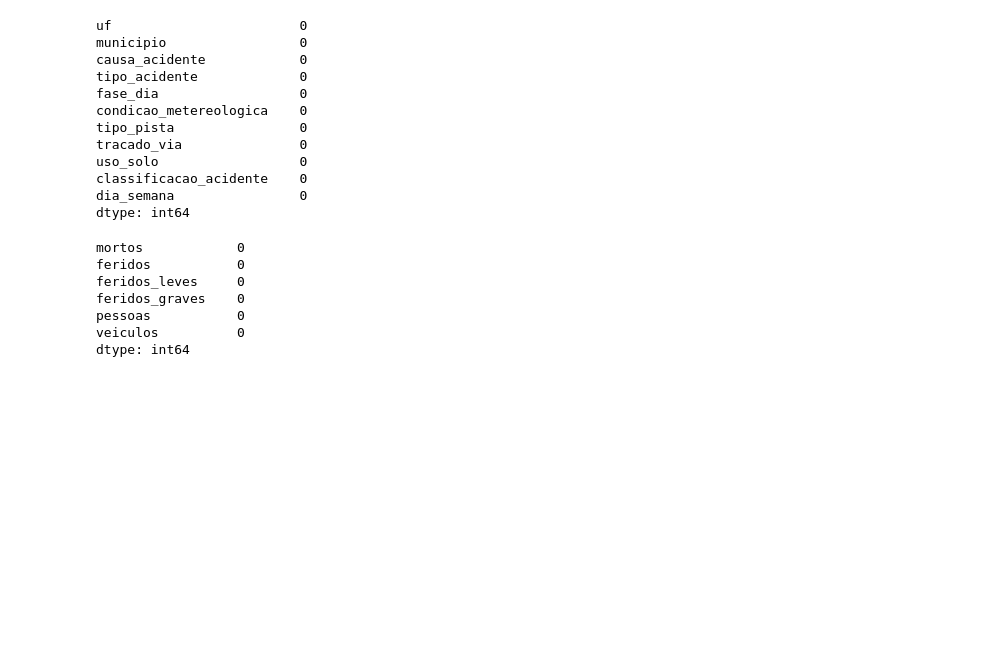
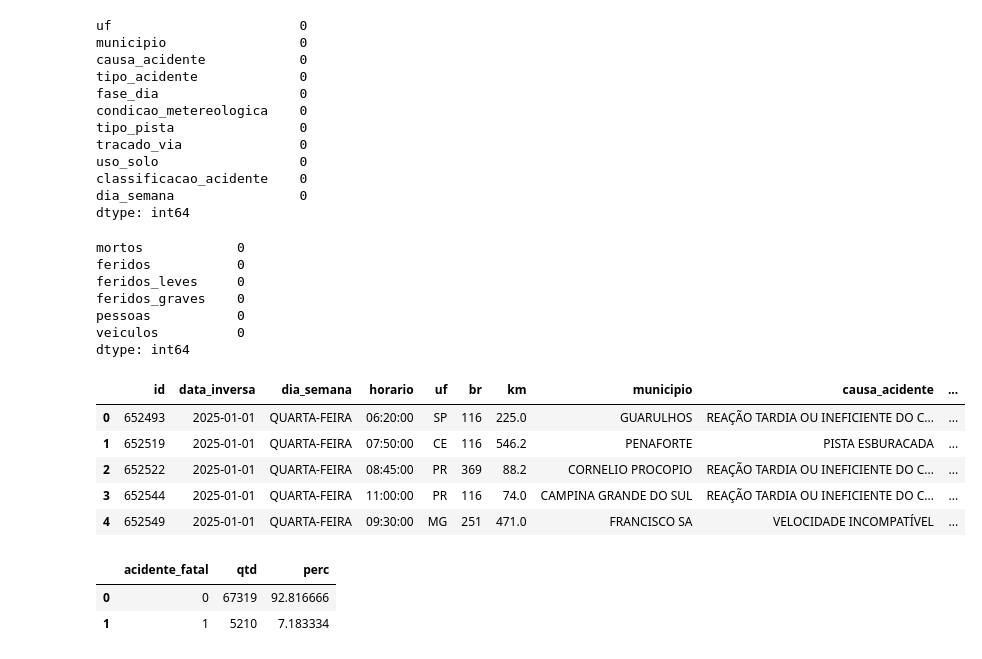
Before and after one commit to dansoaresfarias/FAP-2026-AnaliseDados, a Jupyter notebook: Projeto_PRF/notebooks/modulo04.ipynb, the cells around one changed output. Drawn from its saved outputs; the diff is of its cells as text; code cells hidden in the pictures; blank space fills up the shorter version.

```diff
--- a/Projeto_PRF/notebooks/modulo04.ipynb
+++ b/Projeto_PRF/notebooks/modulo04.ipynb
@@ -416,3 +416,29 @@ feridos_graves    0
 pessoas           0
 veiculos          0
 dtype: int64
+# %%
+df.head(5)
+# %% [output]
+|  | id | data_inversa | dia_semana | horario | uf | br | km | municipio | causa_acidente | ... |
+| 0 | 652493 | 2025-01-01 | QUARTA-FEIRA | 06:20:00 | SP | 116 | 225.0 | GUARULHOS | REAÇÃO TARDIA OU INEFICIENTE DO C... | ... |
+| 1 | 652519 | 2025-01-01 | QUARTA-FEIRA | 07:50:00 | CE | 116 | 546.2 | PENAFORTE | PISTA ESBURACADA | ... |
+| 2 | 652522 | 2025-01-01 | QUARTA-FEIRA | 08:45:00 | PR | 369 | 88.2 | CORNELIO PROCOPIO | REAÇÃO TARDIA OU INEFICIENTE DO C... | ... |
+| 3 | 652544 | 2025-01-01 | QUARTA-FEIRA | 11:00:00 | PR | 116 | 74.0 | CAMPINA GRANDE DO SUL | REAÇÃO TARDIA OU INEFICIENTE DO C... | ... |
+| 4 | 652549 | 2025-01-01 | QUARTA-FEIRA | 09:30:00 | MG | 251 | 471.0 | FRANCISCO SA | VELOCIDADE INCOMPATÍVEL | ... |
+# %%
+df["acidente_fatal"] = np.where(
+    df["mortos"] >= 1, 1, 0)
+
+validacao_alvo = (
+  df["acidente_fatal"]
+  .value_counts(dropna=False)
+  .rename_axis("acidente_fatal")
+  .reset_index(name="qtd"))
+validacao_alvo["perc"] = (
+  validacao_alvo["qtd"] /
+  validacao_alvo["qtd"].sum() * 100)
+display(validacao_alvo)
+# %% [output]
+|  | acidente_fatal | qtd | perc |
+| 0 | 0 | 67319 | 92.816666 |
+| 1 | 1 | 5210 | 7.183334 |
```
Also changed, not shown: parts of 1 cell of this notebook.
